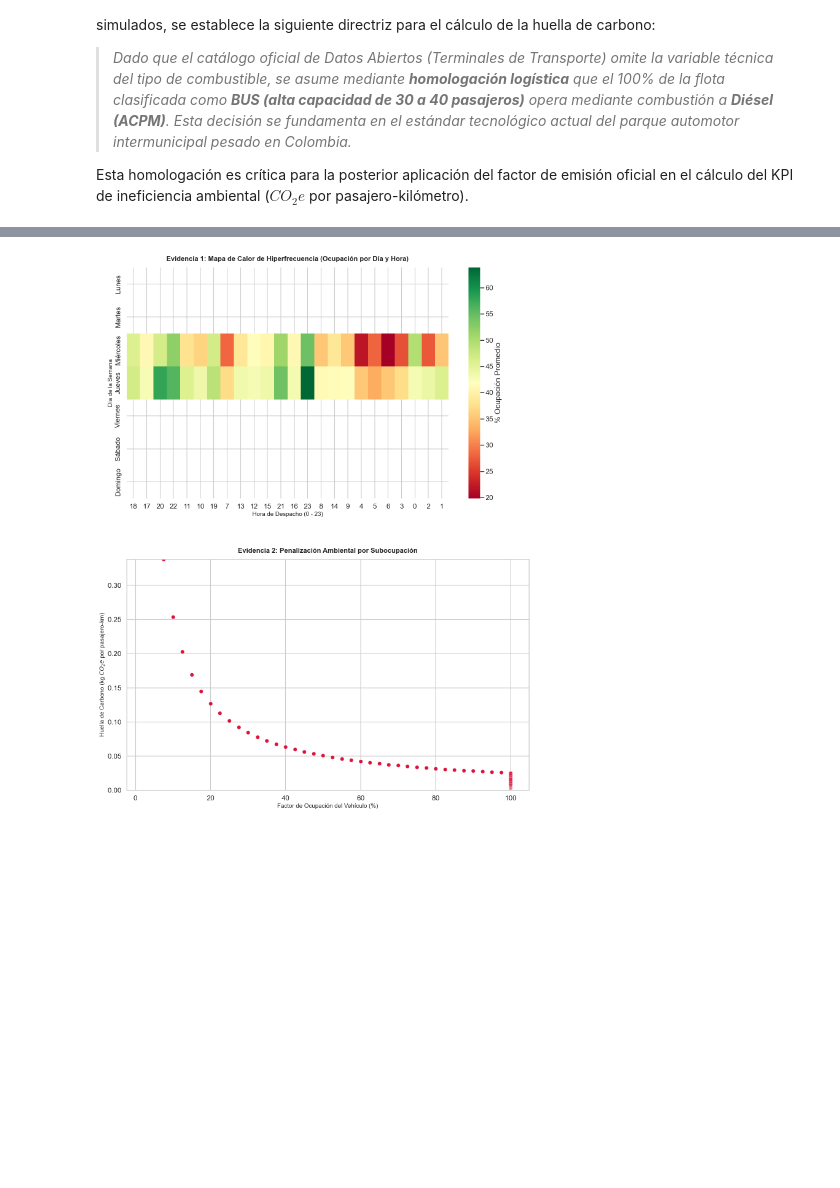
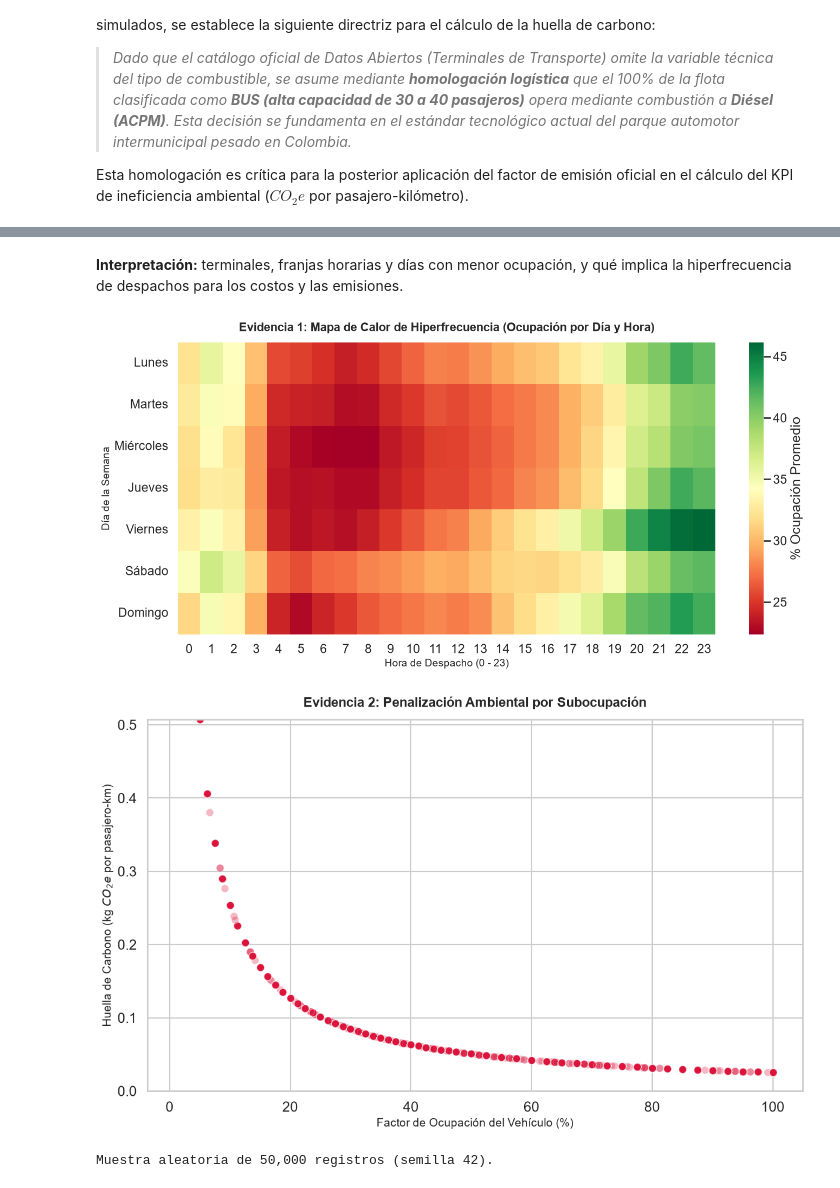
Before and after one commit to KarollPintoC/Proyecto_Analitiaca_Datos_transporte, a Jupyter notebook: notebooks/Fase2_EDA.ipynb, the cells around one changed output, grey strips where cells are left out. Drawn from its saved outputs; the diff is of its cells as text; code cells hidden in the pictures; blank space fills up the shorter version.

```diff
--- a/notebooks/Fase2_EDA.ipynb
+++ b/notebooks/Fase2_EDA.ipynb
@@ -14,6 +14,7 @@ Esta homologación es crítica para la posterior aplicación del factor de emisi
 import polars as pl
 from sqlalchemy import create_engine
 from IPython.display import display, Markdown
+from pathlib import Path  # CAMBIO: rutas para guardar figuras y tablas
 import warnings
 warnings.filterwarnings('ignore')
 
@@ -21,19 +22,20 @@ warnings.filterwarnings('ignore')
 pl.Config.set_tbl_formatting("ASCII_MARKDOWN")
 pl.Config.set_tbl_rows(10)
 
-db_url = 'postgresql://postgres:postgres@localhost:5432/movilidad'
-engine = create_engine(db_url)
+# CAMBIO: carpetas de resultados (lista de chequeo: ninguna cifra escrita a mano)
+FIGS = Path("../results/figures"); FIGS.mkdir(parents=True, exist_ok=True)
+TABS = Path("../results/tables");  TABS.mkdir(parents=True, exist_ok=True)
+SEED = 42
 
-query = "SELECT * FROM despachos_enriquecidos;"
-df_eda = pl.read_database(query=query, connection=engine)
+df_eda = pl.read_parquet("../datos/despachos_enriquecidos.parquet")
 
 # Casteo y Limpieza de Tipos
 df_eda = df_eda.with_columns([
-    pl.col("fecha_despacho").str.strptime(pl.Datetime, "%Y-%m-%dT%H:%M:%S.%f", strict=False).cast(pl.Date),
+    pl.col("fecha_despacho").cast(pl.Date),  # CAMBIO: la fecha ya no llega como texto
     pl.col("hora_despacho").cast(pl.Int32, strict=False),
     pl.col("pasajeros").cast(pl.Float64, strict=False).fill_null(0.0)
 ])
 
-display(Markdown("### Vista Previa del Data Mart Extraído (Primeros registros)"))
+display(Markdown(f"### Vista Previa del Data Mart Extraído ({df_eda.height:,} registros)"))
 display(df_eda.head(5))
 # %% [output]
@@ -212,47 +333,62 @@ shape: (2, 3)
+# %% [markdown]
+**Interpretación:** terminales, franjas horarias y días con menor ocupación, y qué implica la hiperfrecuencia de despachos para los costos y las emisiones.
 # %%
 import matplotlib.pyplot as plt
 import seaborn as sns
 
 sns.set_theme(style="whitegrid", context="talk")
 
 # Extracción de la fecha con cast a string para evitar errores `i8 vs str` en Polars
 df_eda = df_eda.with_columns(
     pl.col("fecha_despacho").dt.weekday().cast(pl.String).alias("dia_semana_num")
 )
 
 dias_map = {'1': 'Lunes', '2': 'Martes', '3': 'Miércoles', '4': 'Jueves', '5': 'Viernes', '6': 'Sábado', '7': 'Domingo'}
 df_eda = df_eda.with_columns(
     pl.col("dia_semana_num").replace(dias_map).alias("dia_semana")
 )
 
 # 1. Heatmap (Tabla Pivote)
-pivot_pd = df_eda.pivot(
+# CAMBIO: ocupación agregada por día y hora; en Polars 1.x el parámetro `columns` se llama `on`
+agg_dh = df_eda.group_by(["dia_semana", "hora_despacho"]).agg(
+    (pl.col("pasajeros").sum() / pl.col("capacidad_total").sum() * 100).alias("factor_ocupacion")
+)
+pivot_pd = agg_dh.pivot(
     values="factor_ocupacion",
     index="dia_semana",
-    columns="hora_despacho",
-    aggregate_function="mean"
+    on="hora_despacho"
 ).to_pandas().set_index("dia_semana")
 
 orden_dias = ['Lunes', 'Martes', 'Miércoles', 'Jueves', 'Viernes', 'Sábado', 'Domingo']
 pivot_pd = pivot_pd.reindex(orden_dias)
+pivot_pd = pivot_pd[sorted(pivot_pd.columns, key=int)]  # CAMBIO: horas en orden 0-23
+pivot_pd.reset_index().to_csv(TABS / "eda_06_ocupacion_dia_hora.csv", index=False)
 
-fig, axes = plt.subplots(2, 1, figsize=(16, 20))
-
-# Plot Heatmap
-sns.heatmap(pivot_pd, cmap='RdYlGn', annot=False, fmt=".1f", cbar_kws={'label': '% Ocupación Promedio'}, ax=axes[0])
-axes[0].set_title('Evidencia 1: Mapa de Calor de Hiperfrecuencia (Ocupación por Día y Hora)', fontsize=16, fontweight='bold', pad=15)
-axes[0].set_xlabel('Hora de Despacho (0 - 23)', fontsize=14)
-axes[0].set_ylabel('Día de la Semana', fontsize=14)
+# una figura por gráfica (formato APA: cada figura con su número)
+fig, ax = plt.subplots(figsize=(16, 7))
+sns.heatmap(pivot_pd, cmap='RdYlGn', annot=False, fmt=".1f", cbar_kws={'label': '% Ocupación Promedio'}, ax=ax)
+ax.set_title('Evidencia 1: Mapa de Calor de Hiperfrecuencia (Ocupación por Día y Hora)', fontsize=16, fontweight='bold', pad=15)
+ax.set_xlabel('Hora de Despacho (0 - 23)', fontsize=14)
+ax.set_ylabel('Día de la Semana', fontsize=14)
+fig.savefig(FIGS / "fig_eda_01_heatmap_dia_hora.png", dpi=200, bbox_inches="tight")
+plt.show()
 
 # 2. Scatter Plot (Costo Ambiental)
-df_scatter = df_eda.drop_nulls(subset=["co2e_por_pax_km"]).select(["factor_ocupacion", "co2e_por_pax_km"]).to_pandas()
-sns.scatterplot(data=df_scatter, x='factor_ocupacion', y='co2e_por_pax_km', alpha=0.3, color='crimson', ax=axes[1])
-axes[1].set_title('Evidencia 2: Penalización Ambiental por Subocupación', fontsize=16, fontweight='bold', pad=15)
-axes[1].set_xlabel('Factor de Ocupación del Vehículo (%)', fontsize=14)
-axes[1].set_ylabel('Huella de Carbono (kg $CO_2e$ por pasajero-km)', fontsize=14)
-axes[1].set_ylim(0, df_scatter["co2e_por_pax_km"].quantile(0.95)) # Recorte de outliers para legibilidad
-
-plt.tight_layout(pad=4.0)
+# CAMBIO: muestra aleatoria de 50.000 registros con semilla fija (5,5 millones de puntos bloquean Jupyter)
+df_scatter = (df_eda.drop_nulls(subset=["co2e_por_pax_km"])
+              .select(["factor_ocupacion", "co2e_por_pax_km"])
+              .sample(n=min(50_000, df_eda.height), seed=SEED)
+              .to_pandas())
+fig, ax = plt.subplots(figsize=(14, 8))
+sns.scatterplot(data=df_scatter, x='factor_ocupacion', y='co2e_por_pax_km', alpha=0.3, color='crimson', ax=ax)
+ax.set_title('Evidencia 2: Penalización Ambiental por Subocupación', fontsize=16, fontweight='bold', pad=15)
+ax.set_xlabel('Factor de Ocupación del Vehículo (%)', fontsize=14)
+ax.set_ylabel('Huella de Carbono (kg $CO_2e$ por pasajero-km)', fontsize=14)
+ax.set_ylim(0, df_scatter["co2e_por_pax_km"].quantile(0.95)) # Recorte de outliers para legibilidad
+fig.savefig(FIGS / "fig_eda_02_penalizacion_ambiental.png", dpi=200, bbox_inches="tight")
 plt.show()
+print(f"Muestra aleatoria de {len(df_scatter):,} registros (semilla {SEED}).")
 # %% [output]
-[figure, old version]
+[figure, new version]
+[figure, added]
+Muestra aleatoria de 50,000 registros (semilla 42).
```
Also changed, not shown: parts of 25 cells of this notebook, 34 other files.
